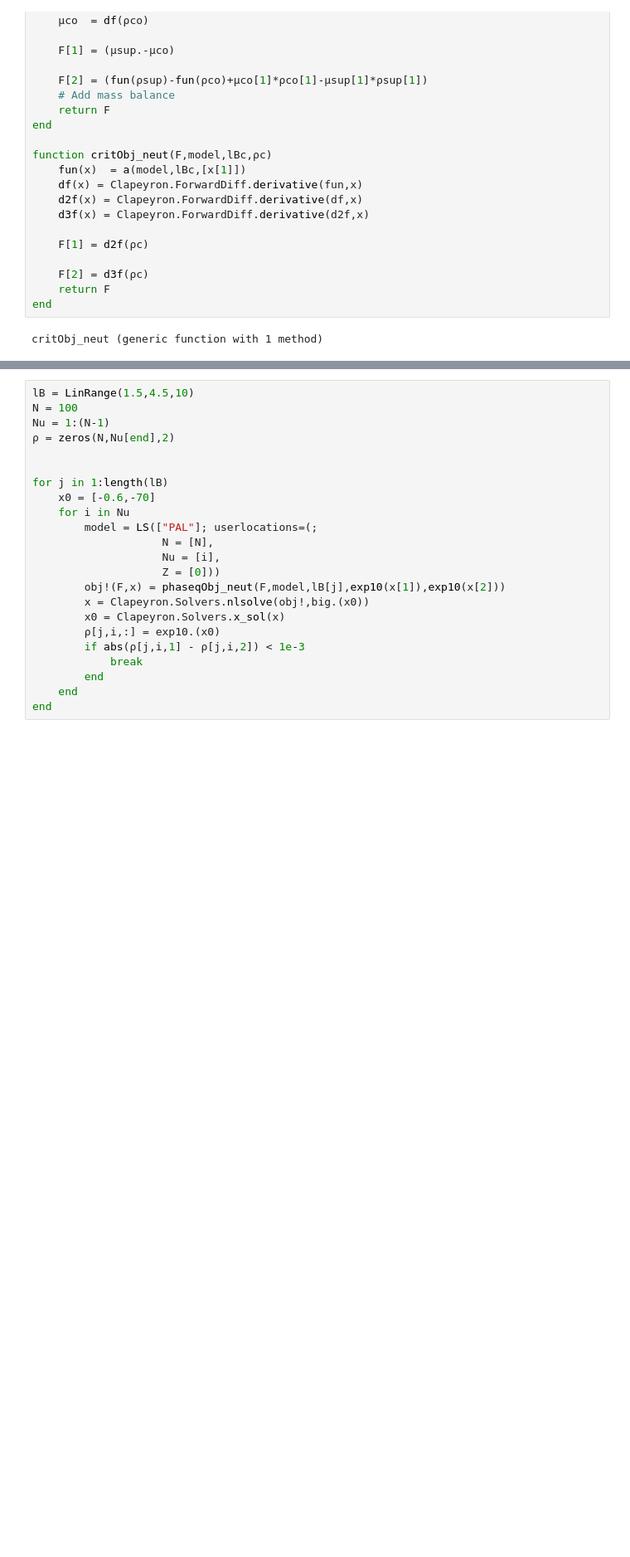
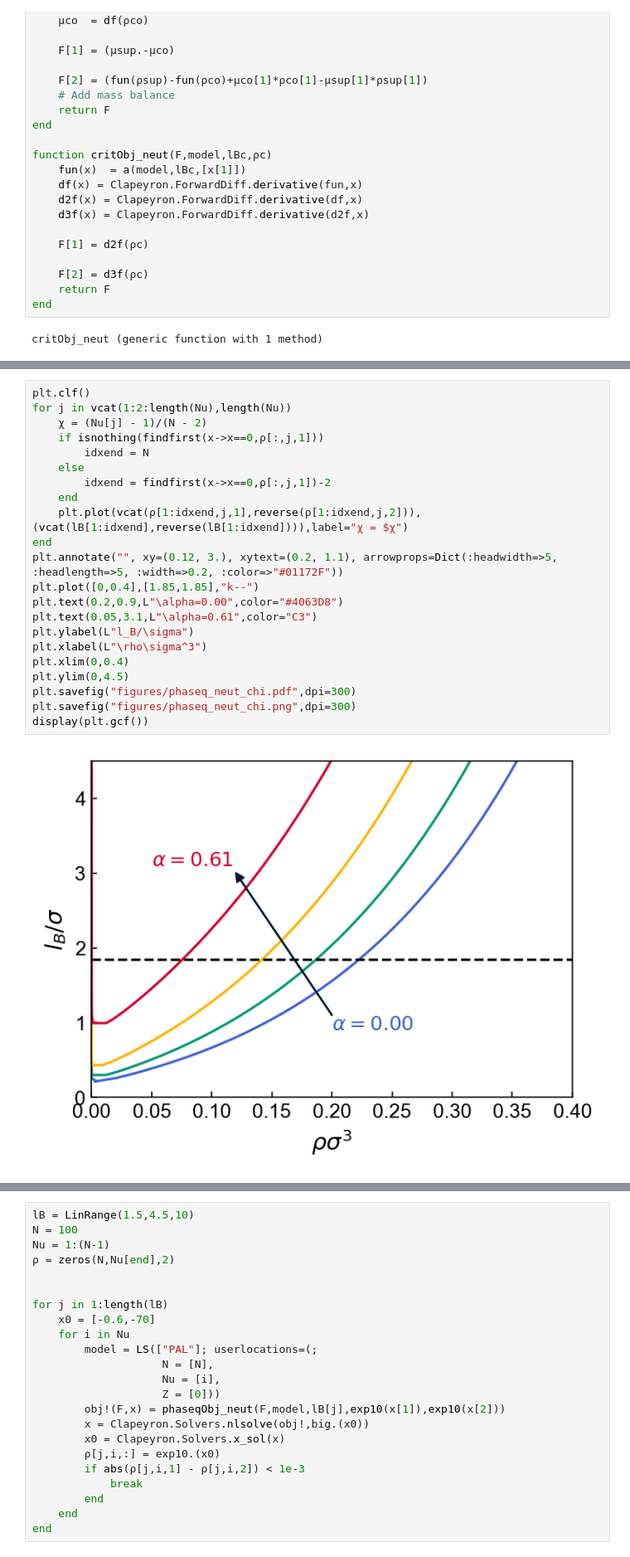
Before and after one commit to kelseyfu/Polyampholyte-SURF, a Jupyter notebook: theory/PILs_sym.ipynb, the cells around one changed output, grey strips where cells are left out. Shown at 83% size. Drawn from its saved outputs; the diff is of its cells as text; blank space fills up the shorter version.

```diff
--- a/theory/PILs_sym.ipynb
+++ b/theory/PILs_sym.ipynb
@@ -75,0 +106,24 @@ critObj_neut (generic function with 1 method)
+# %%
+plt.clf()
+for j in vcat(1:2:length(Nu),length(Nu))
+    χ = (Nu[j] - 1)/(N - 2)
+    if isnothing(findfirst(x->x==0,ρ[:,j,1]))
+        idxend = N
+    else
+        idxend = findfirst(x->x==0,ρ[:,j,1])-2
+    end
+    plt.plot(vcat(ρ[1:idxend,j,1],reverse(ρ[1:idxend,j,2])),(vcat(lB[1:idxend],reverse(lB[1:idxend]))),label="χ = $χ")
+end
+plt.annotate("", xy=(0.12, 3.), xytext=(0.2, 1.1), arrowprops=Dict(:headwidth=>5, :headlength=>5, :width=>0.2, :color=>"#01172F"))
+plt.plot([0,0.4],[1.85,1.85],"k--")
+plt.text(0.2,0.9,L"\alpha=0.00",color="#4063D8")
+plt.text(0.05,3.1,L"\alpha=0.61",color="C3")
+plt.ylabel(L"l_B/\sigma")
+plt.xlabel(L"\rho\sigma^3")
+plt.xlim(0,0.4)
+plt.ylim(0,4.5)
+plt.savefig("figures/phaseq_neut_chi.pdf",dpi=300)
+plt.savefig("figures/phaseq_neut_chi.png",dpi=300)
+display(plt.gcf())
+# %% [output]
+[figure, added]
```
Also changed, not shown: parts of 9 cells of this notebook, 34 other files.
